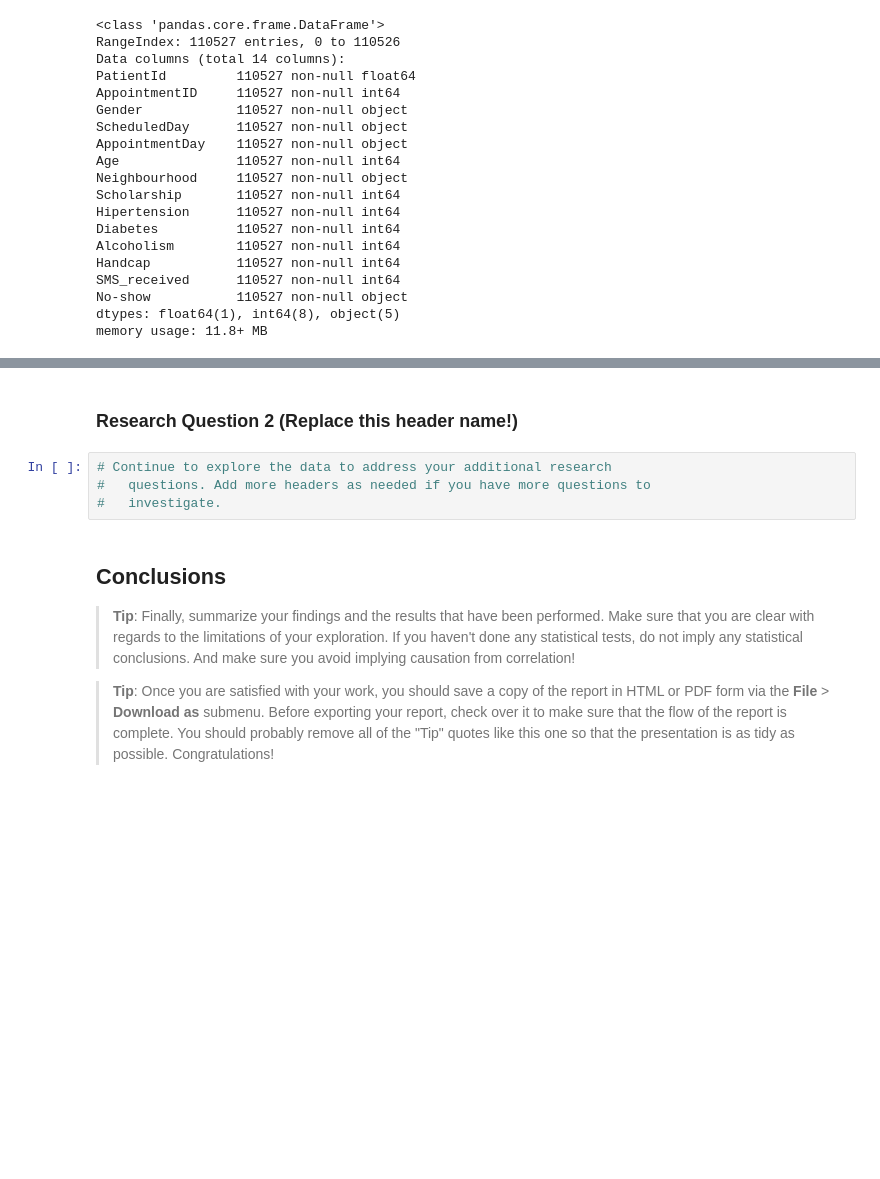
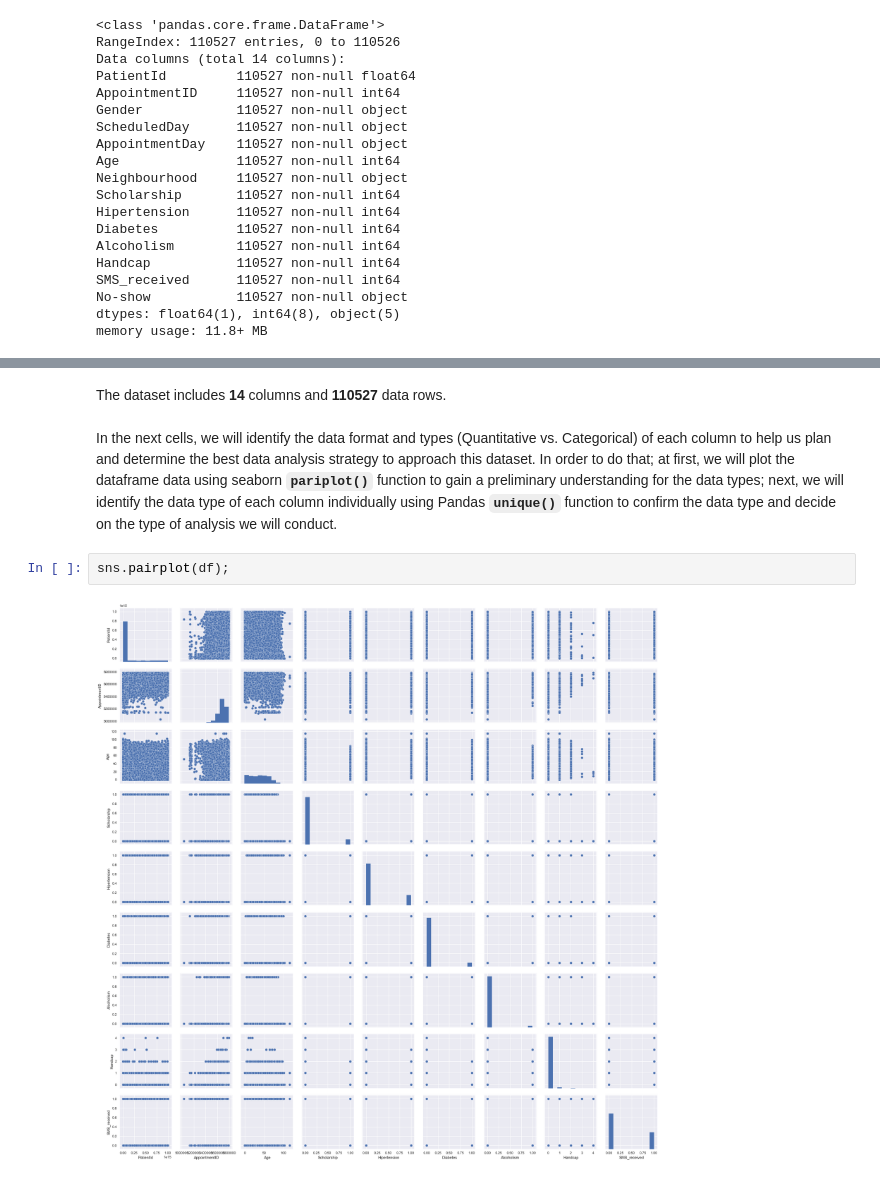
Before and after one commit to tkannab/Udacity-DAND-T1-P3-Investigate-a-Dataset, a Jupyter notebook: investigate-a-dataset.ipynb, the cells around one changed output, grey strips where cells are left out. Cells and saved outputs as stored; diff of their text form; blank space fills up the shorter version.

Commit message:
Performed data cleaning and basic exploration

```diff
--- a/investigate-a-dataset.ipynb
+++ b/investigate-a-dataset.ipynb
@@ -97,13 +89,8 @@ df.shape
-# %% [markdown]
-### Research Question 2  (Replace this header name!)
-# %%
-# Continue to explore the data to address your additional research
-#   questions. Add more headers as needed if you have more questions to
-#   investigate.
-# %% [markdown]
-<a id='conclusions'></a>
-## Conclusions
-
-> **Tip**: Finally, summarize your findings and the results that have been performed. Make sure that you are clear with regards to the limitations of your exploration. If you haven't done any statistical tests, do not imply any statistical conclusions. And make sure you avoid implying causation from correlation!
-
-> **Tip**: Once you are satisfied with your work, you should save a copy of the report in HTML or PDF form via the **File** > **Download as** submenu. Before exporting your report, check over it to make sure that the flow of the report is complete. You should probably remove all of the "Tip" quotes like this one so that the presentation is as tidy as possible. Congratulations!
+# %% [markdown]
+The dataset includes **14** columns and **110527** data rows.
+# %% [markdown]
+In the next cells, we will identify the data format and types (Quantitative vs. Categorical) of each column to help us plan and determine the best data analysis strategy to approach this dataset. In order to do that; at first, we will plot the dataframe data using seaborn **`pariplot()`** function to gain a preliminary understanding for the data types; next, we will identify the data type of each column individually using Pandas **`unique()`** function to confirm the data type and decide on the type of analysis we will conduct.
+# %%
+sns.pairplot(df);
+# %% [output]
+[figure, added]
```
Also changed, not shown: parts of 294 cells of this notebook, 4 other files.
